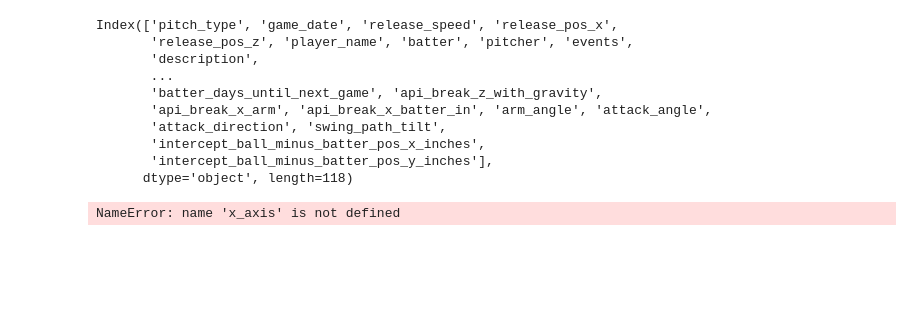
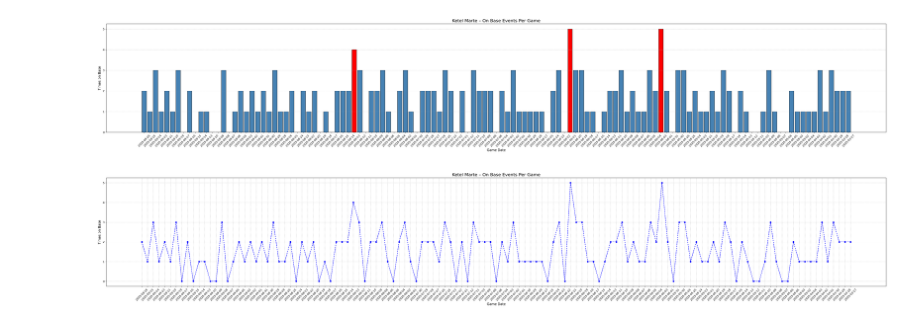
Before and after one commit to erwill11/Baseball-AI-Stuff, a Jupyter notebook: Ketel_Marte_Stats.ipynb, the cells around one changed output. Drawn from its saved outputs; the diff is of its cells as text; code cells hidden in the pictures; blank space fills up the shorter version.

Commit message:
Adding initial Ketel Marte Stats

```diff
--- a/Ketel_Marte_Stats.ipynb
+++ b/Ketel_Marte_Stats.ipynb
@@ -3,21 +3,11 @@
 from pybaseball import  playerid_lookup
 from pybaseball import  statcast_batter
 import pandas as pd
+import numpy as np
 
 playerid_lookup('marte', 'ketel')
 marte_stats = statcast_batter('2025-03-27','2025-09-27', 606466)
-print(marte_stats.columns)
+#print(marte_stats.columns)
-# %% [output]
-Index(['pitch_type', 'game_date', 'release_speed', 'release_pos_x',
-       'release_pos_z', 'player_name', 'batter', 'pitcher', 'events',
-       'description',
-       ...
-       'batter_days_until_next_game', 'api_break_z_with_gravity',
-       'api_break_x_arm', 'api_break_x_batter_in', 'arm_angle', 'attack_angle',
-       'attack_direction', 'swing_path_tilt',
-       'intercept_ball_minus_batter_pos_x_inches',
-       'intercept_ball_minus_batter_pos_y_inches'],
-      dtype='object', length=118)
 # %%
 #x = marte_stats.groupby(by="events").count()
 game_events = {}
@@ -46,7 +36,33 @@ for date, events in game_events.items():
     if 'home_run' in events:
         counter += events.count('home_run')
     on_base_count[date] = counter
-x_axis = np.array(on_base_count.keys())
-print(x_axis)
+y_axis = np.array(list(on_base_count.values()))
+x_axis = np.array(list(on_base_count.keys()))
-# %% [output]
-NameError: name 'x_axis' is not defined
+# %%
+colors = ['red' if y > 3 else 'steelblue' for y in y_axis]
+
+plt.figure(figsize=(40, 7))
+plt.bar(x_axis, y_axis, color=colors, edgecolor='black')
+plt.title("Ketel Marte – On Base Events Per Game", fontsize=16)
+plt.xlabel("Game Date", fontsize=12)
+plt.ylabel("Times on Base", fontsize=12)
+plt.xticks(rotation=45)
+plt.grid(axis='y', linestyle='--', alpha=0.7)
+plt.tight_layout()
+plt.show()
+# %% [output]
+[figure, added]
+# %%
+import matplotlib.pyplot as plt
+
+plt.figure(figsize=(40, 7))
+plt.plot(x_axis, y_axis, color='blue', linestyle='--', marker='o', markersize=5)
+plt.title("Ketel Marte – On Base Events Per Game", fontsize=16)
+plt.xlabel("Game Date", fontsize=12)
+plt.ylabel("Times on Base", fontsize=12)
+plt.xticks(rotation=45)
+plt.grid(True, linestyle='--', alpha=0.7)
+plt.tight_layout()
+plt.show()
+# %% [output]
+[figure, added]
```
